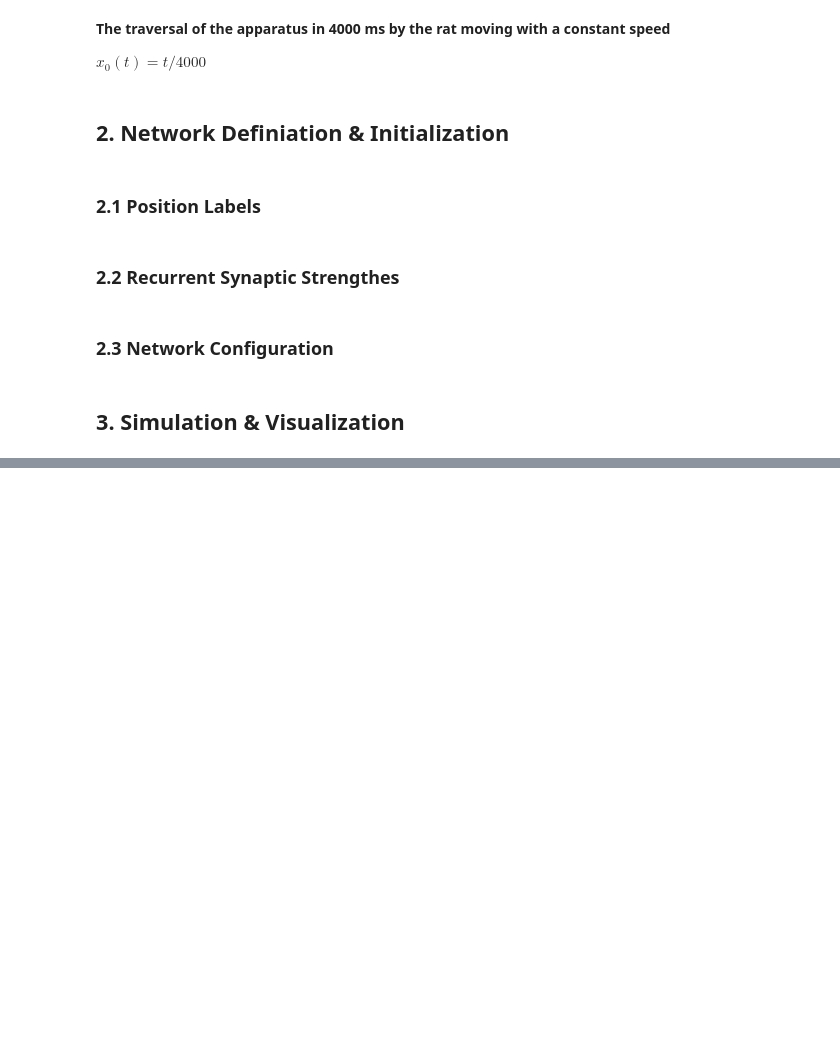
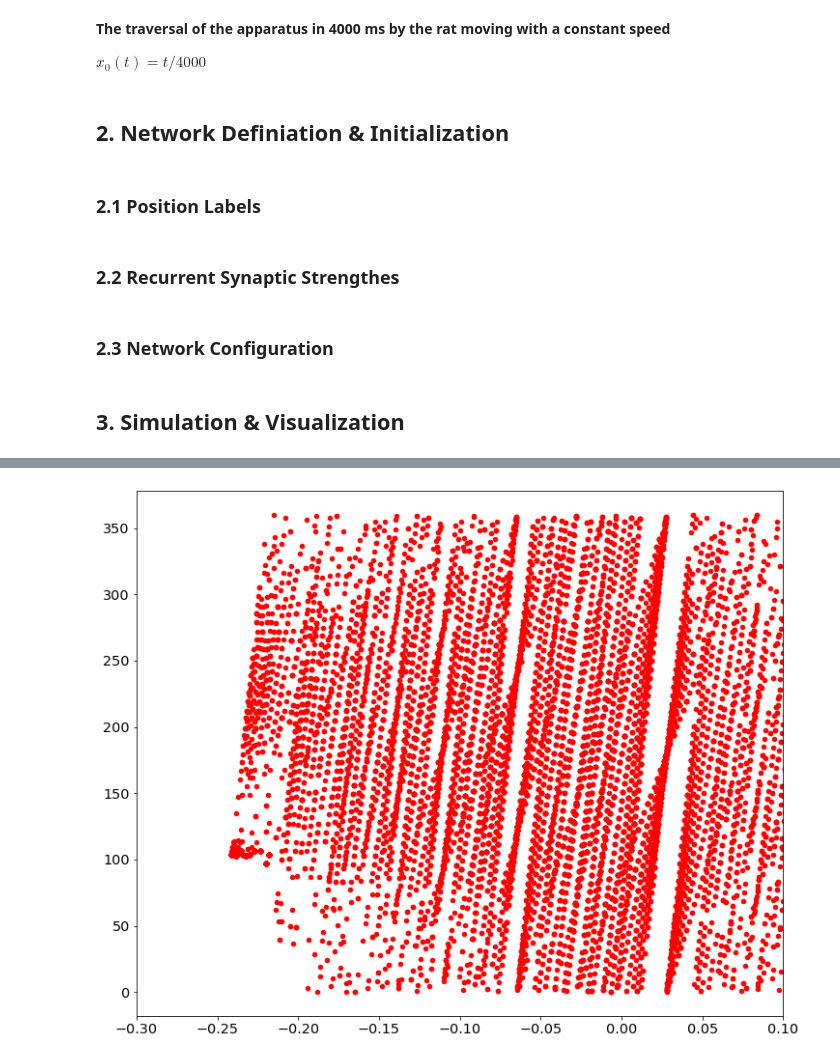
Before and after one commit to Jakexxh/ThetaModulationSNN, a Jupyter notebook: Population_Dynamics_and_Theta_Rhythm_Phase_Precession_of_Hippocampal_Place_Cell_Firing.ipynb, the cells around one changed output, grey strips where cells are left out. Cells and saved outputs as stored; diff of their text form; code cells hidden in the pictures; blank space fills up the shorter version.

```diff
--- a/Population_Dynamics_and_Theta_Rhythm_Phase_Precession_of_Hippocampal_Place_Cell_Firing.ipynb
+++ b/Population_Dynamics_and_Theta_Rhythm_Phase_Precession_of_Hippocampal_Place_Cell_Firing.ipynb
@@ -248,0 +373,53 @@ record itr 25
+# %%
+tot_times = list(range(1000, 3800, 200))
+itr_num = 200
+
+position_all = []
+phase_all = []
+
+params = {'legend.fontsize': 'x-large',
+          'figure.figsize': (12, 10),
+         'axes.labelsize': 'x-large',
+         'axes.titlesize':'x-large',
+         'xtick.labelsize':'x-large',
+         'ytick.labelsize':'x-large'}
+plt.rcParams.update(params)
+colors = ['red', 'blue', 'orange', 'green','pink']
+n_ids = [200]#list(range(200,280,20))#[250]#list(range(200,205))#[220]#list(range(200,300,25))
+
+for tot_t in tot_times:
+
+    snn = ThetaRhythmSpikeNetwork(tot_t)
+    analytic_signal = hilbert(np.cos(2*np.pi*snn.time_map/T))
+
+    curr_spike_recording = []
+    curr_spike_ts = [[]]*len(n_ids)
+    for itr in range(itr_num):
+
+        curr_ss = np.load('/home/opc/disk/0129/spike_recording_totT'+str(tot_t)+'_itr'+str(itr)+'.npy')
+
+        for index, n in enumerate(n_ids):
+            curr_spike_t = np.where(curr_ss[n]==1.)[0]
+#             print(curr_spike_t)
+            curr_spike_ts[index] = curr_spike_ts[index] + curr_spike_t.tolist()
+
+    for index in range(len(n_ids)):
+        curr_spike_time = np.array(curr_spike_ts[index])
+        cord_x = n_ids[index]/num_E
+        curr_position = np.array([get_x0(snn.time_map[t], snn.tot_time)-cord_x for t in curr_spike_time])
+#         curr_spike_time = np.array(curr_spike_ts[index])#.astype(float)
+#         analytic_signal = hilbert(np.cos(2*np.pi*(curr_spike_time*dt%tot_t/T)))
+        curr_phase = (np.angle(analytic_signal[curr_spike_time], deg=True))%360
+#         print(np.shape(analytic_signal))
+
+        plt.scatter(curr_position, curr_phase, marker='o', color=colors[index],s=20, linewidth=1)
+        position_all.extend(curr_position)
+        phase_all.extend(curr_phase)
+
+
+
+# plt.ylim([0, 200])
+plt.xlim([-0.3, 0.1])
+plt.show()
+# %% [output]
+[figure, added]
```
Also changed, not shown: parts of 24 cells of this notebook, 1 other file.
